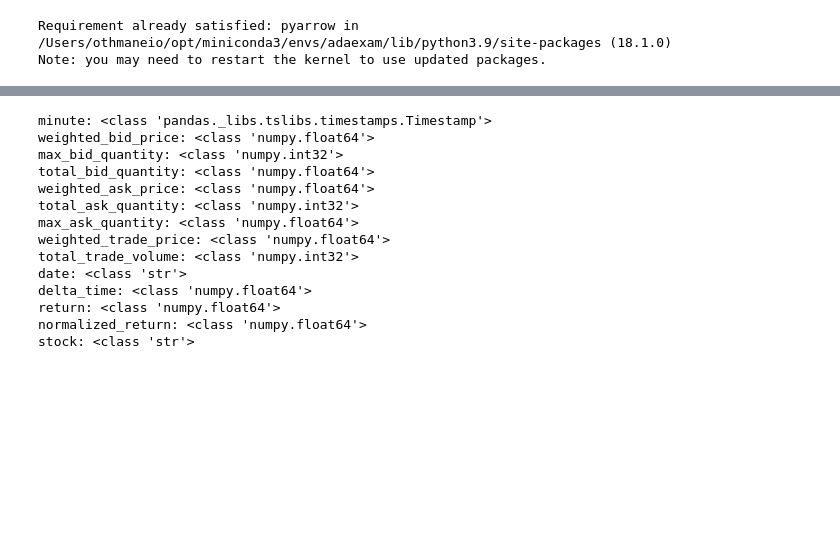
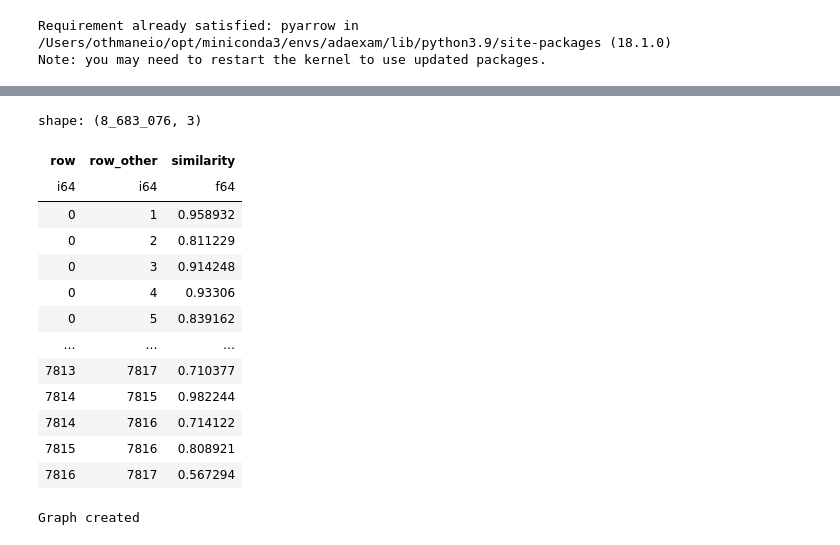
Before and after one commit to OtiLeBoss/financial_big_data, a Jupyter notebook: data_analysis.ipynb, the cells around one changed output, grey strips where cells are left out. Cells and saved outputs as stored; diff of their text form; code cells hidden in the pictures; blank space fills up the shorter version.

```diff
--- a/data_analysis.ipynb
+++ b/data_analysis.ipynb
@@ -1156,5 +1118,0 @@ shape: (5, 9)
-# %%
-#AGGREGRATE FEATURES PER STATE
-combined_df = combined_df.astype({'minute': 'str', 'stock': 'str'})
-cdf = pd.merge(combined_df, state_df.to_pandas()[['minute', 'market_state']], on='minute')
-cdf
@@ -1490,19 +1365,6 @@ ModuleNotFoundError: pa.Table requires 'pyarrow' module to be installed
-# %%
-#print the type of each variable of combined_df
-for column in combined_df.columns:
-    print(f"{column}: {type(combined_df[column][0])}")
-# %% [output]
-minute: <class 'pandas._libs.tslibs.timestamps.Timestamp'>
-weighted_bid_price: <class 'numpy.float64'>
-max_bid_quantity: <class 'numpy.int32'>
-total_bid_quantity: <class 'numpy.float64'>
-weighted_ask_price: <class 'numpy.float64'>
-total_ask_quantity: <class 'numpy.int32'>
-max_ask_quantity: <class 'numpy.float64'>
-weighted_trade_price: <class 'numpy.float64'>
-total_trade_volume: <class 'numpy.int32'>
-date: <class 'str'>
-delta_time: <class 'numpy.float64'>
-return: <class 'numpy.float64'>
-normalized_return: <class 'numpy.float64'>
-stock: <class 'str'>
+# %%
+
+combined_df = pd.read_csv('/Users/othmaneio/Documents/financial_big_data/combined_stock_data.csv')
+df_polars = pl.from_pandas(combined_df)
+
+market_features = calculate_features(df_polars, window=2)
@@ -1508,0 +1424,20 @@ stock: <class 'str'>
+# %%
+slfc = slf.collect()
+#count number of 0
+#transform to pandas
+slfc
+# %% [output]
+shape: (8_683_076, 3)
+| row | row_other | similarity |
+| i64 | i64 | f64 |
+| 0 | 1 | 0.958932 |
+| 0 | 2 | 0.811229 |
+| 0 | 3 | 0.914248 |
+| 0 | 4 | 0.93306 |
+| 0 | 5 | 0.839162 |
+| … | … | … |
+| 7813 | 7817 | 0.710377 |
+| 7814 | 7815 | 0.982244 |
+| 7814 | 7816 | 0.714122 |
+| 7815 | 7816 | 0.808921 |
+| 7816 | 7817 | 0.567294 |
@@ -1508,0 +1479,4 @@ stock: <class 'str'>
+# %%
+market_states = identify_market_states(slf)
+# %% [output]
+Graph created
```
Also changed, not shown: parts of 18 cells of this notebook.
